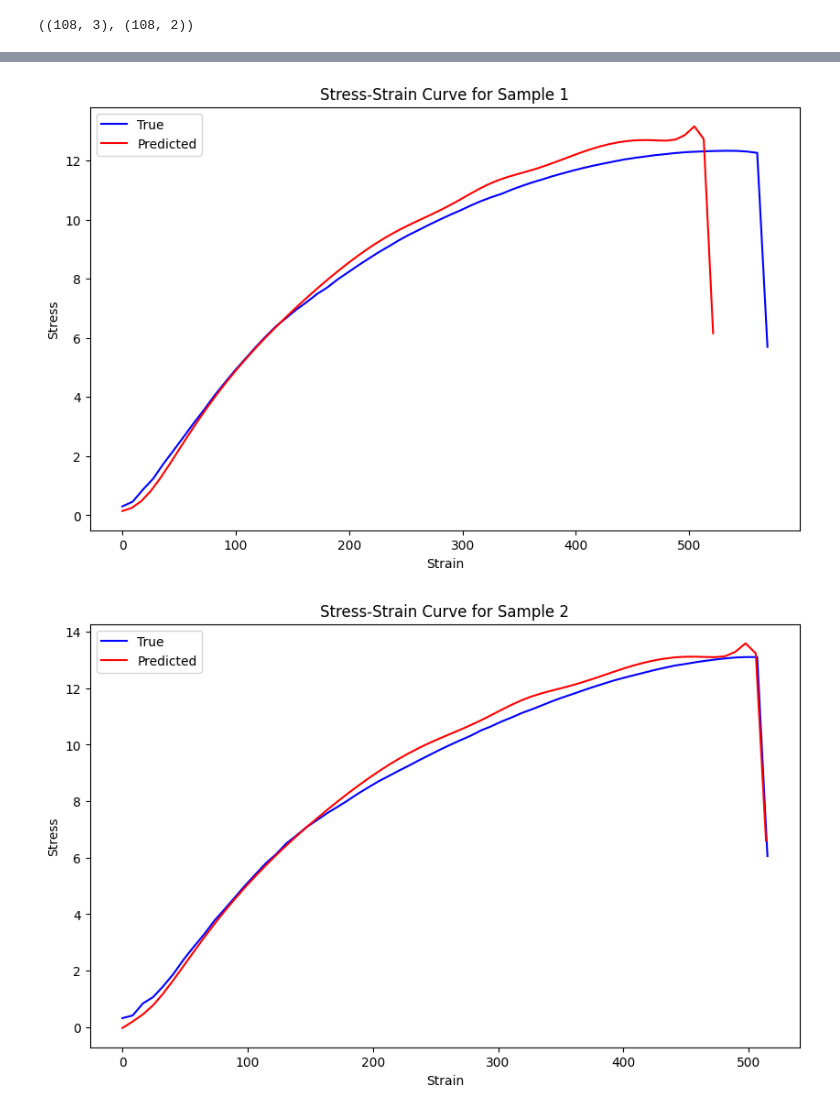
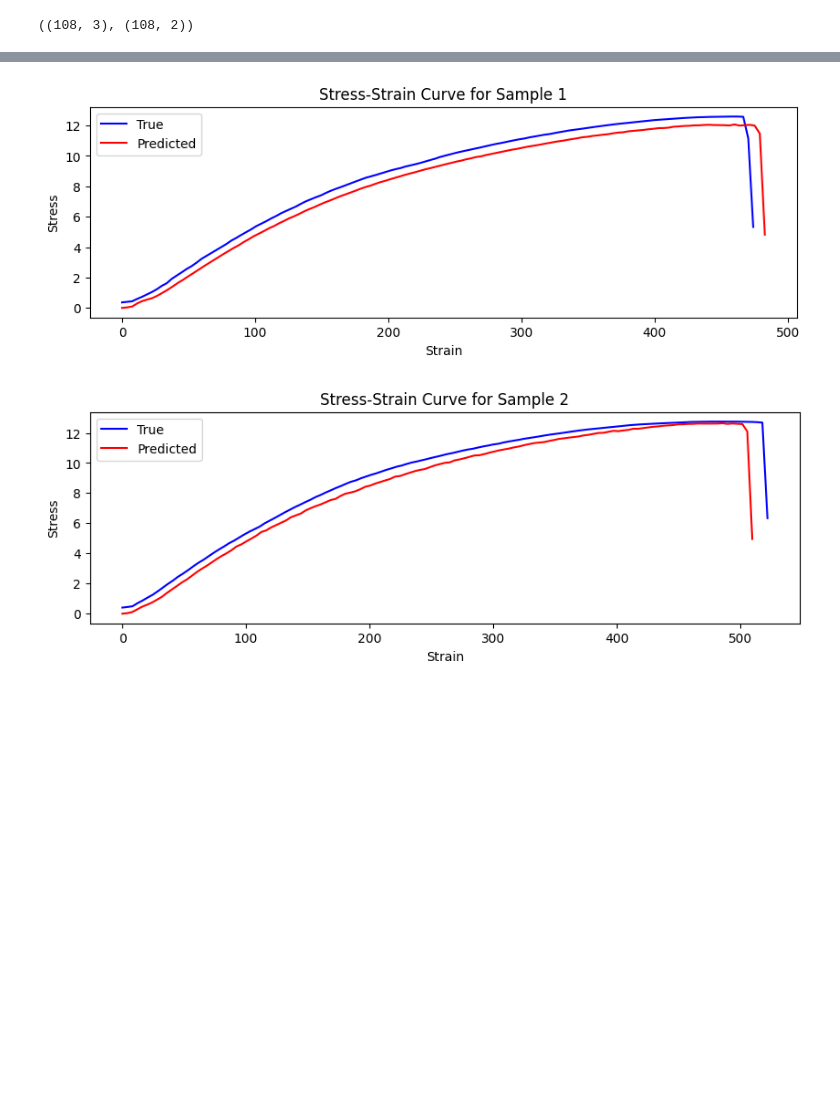
Before and after one commit to c0sogi/prusaslicer, a Jupyter notebook: sscurve.ipynb, the cells around one changed output, grey strips where cells are left out. Saved outputs shown, nothing was run; the diff lists cells and outputs as text; code cells hidden in the pictures; blank space fills up the shorter version.

```diff
--- a/sscurve.ipynb
+++ b/sscurve.ipynb
@@ -209,13 +209,13 @@ from nn.utils.logger import ApiLogger
 
 logger = ApiLogger(__name__)
 
-epochs = 500
-patience = 100
+epochs = 5000
+patience = 500
 batch_size = 1
 print_per_epoch = 1
 ann_hyper_params = {
-    "n1": [40],
-    "n2": [30],
+    "n1": [30],
+    "n2": [20],
     "n3": [10],
 }
 
@@ -240,7 +240,7 @@ ann_y_data = ann_df[["strength", "elongation"]].astype(float).to_numpy()
 dim_out = ann_y_data.shape[1]
 ann_model_config = ANNModelConfig(
     output_path=f".tmp/{uuid4().hex}",
-    metrics=["mse", "mae", "mape"],
+    metrics=["mae"],
     kfold_splits=0,
     print_per_epoch=print_per_epoch,
     batch_size=batch_size,
@@ -324,17 +325,20 @@ import json
 import multiprocessing
 from uuid import uuid4
 
+from nn import lstm
 from nn.config import LSTMModelConfig
 from nn.dataloader import DataLoader
-from nn.lstm import EmbeddingAttentionLSTMRegressor
 from nn.train import Trainer
 
+import importlib
 
-epochs = 500
+lstm = importlib.reload(lstm)
+
+epochs = 1000
 patience = 100
 batch_size = 1
 print_per_epoch = 1
-seq_len = 64
+seq_len = 128
 lstm_hyper_params = {
     "seq_len": [seq_len],
 }
@@ -382,8 +386,8 @@ lstm_data_loader = DataLoader(
 )
 lstm_trainer = Trainer(
     data_loader=lstm_data_loader,
-    model_class=EmbeddingAttentionLSTMRegressor,
-    model_name=EmbeddingAttentionLSTMRegressor.__name__,
+    model_class=lstm.EmbeddingAttentionLSTMRegressor,
+    model_name=lstm.EmbeddingAttentionLSTMRegressor.__name__,
     model_config=lstm_model_config,
     workers=multiprocessing.cpu_count(),
     use_multiprocessing=False,
@@ -505,31 +513,31 @@ Loaded ANN model: .tmp\ecf78b79015c450e8bf8d1983d52e375\ANN_E500[N1=40][N2=30][N
 # %%
 import matplotlib.pyplot as plt
 
 # Plotting the true and predicted stress-strain curves
 for i in range(n):
-    plt.figure(figsize=(10, 6))
+    plt.figure(figsize=(10, 3))
 
     # Plotting the true curve
     plt.plot(
         strain_true[i, :, 0],
         stress_true[i, :, 0],
         label="True",
         color="blue",
     )
 
     # Plotting the predicted curve
     plt.plot(
         strain_pred[i, :, 0],
         stress_pred[i, :, 0],
         label="Predicted",
         color="red",
     )
 
     plt.xlabel("Strain")
     plt.ylabel("Stress")
     plt.title(f"Stress-Strain Curve for Sample {i+1}")
     plt.legend()
     plt.show()
 # %% [output]
-[figure, old version]
+[figure, new version]
-[figure, old version]
+[figure, new version]
```
Also changed, not shown: parts of 5 cells of this notebook, 1 other file.
